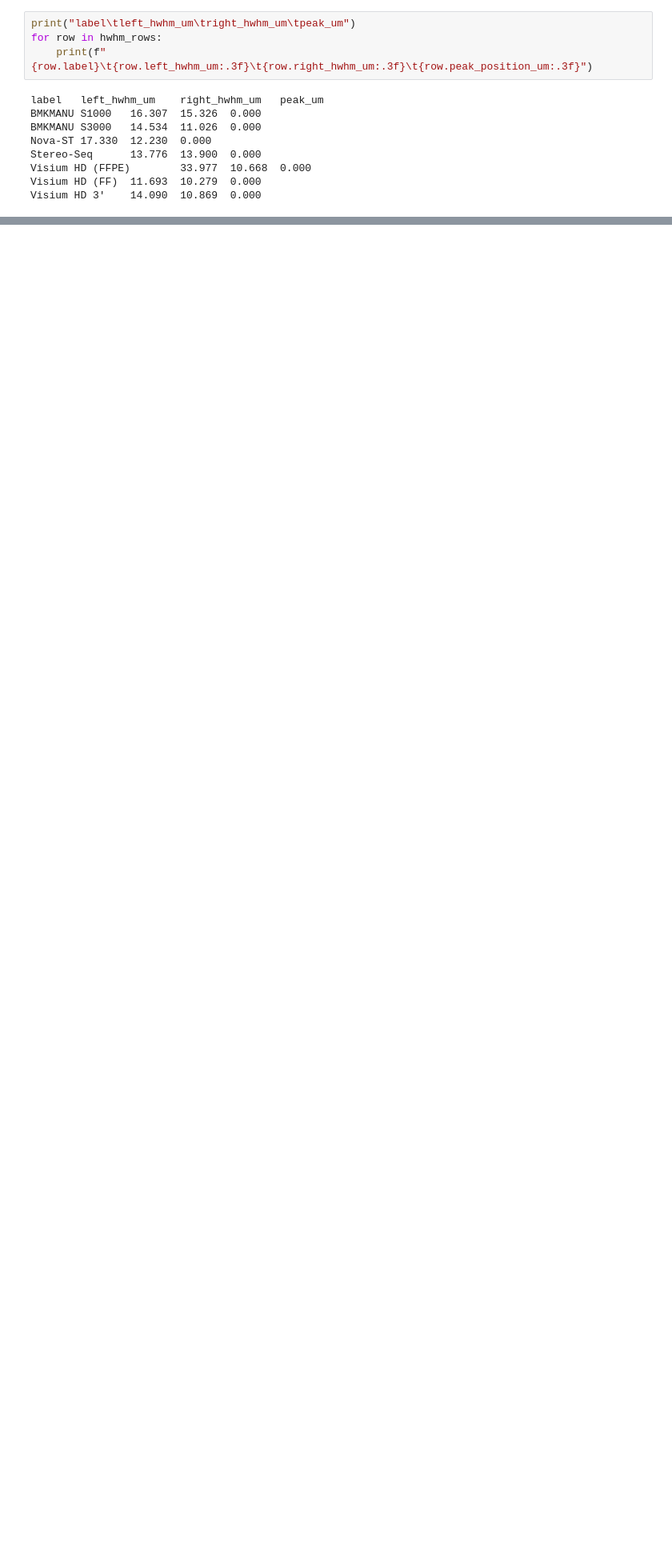
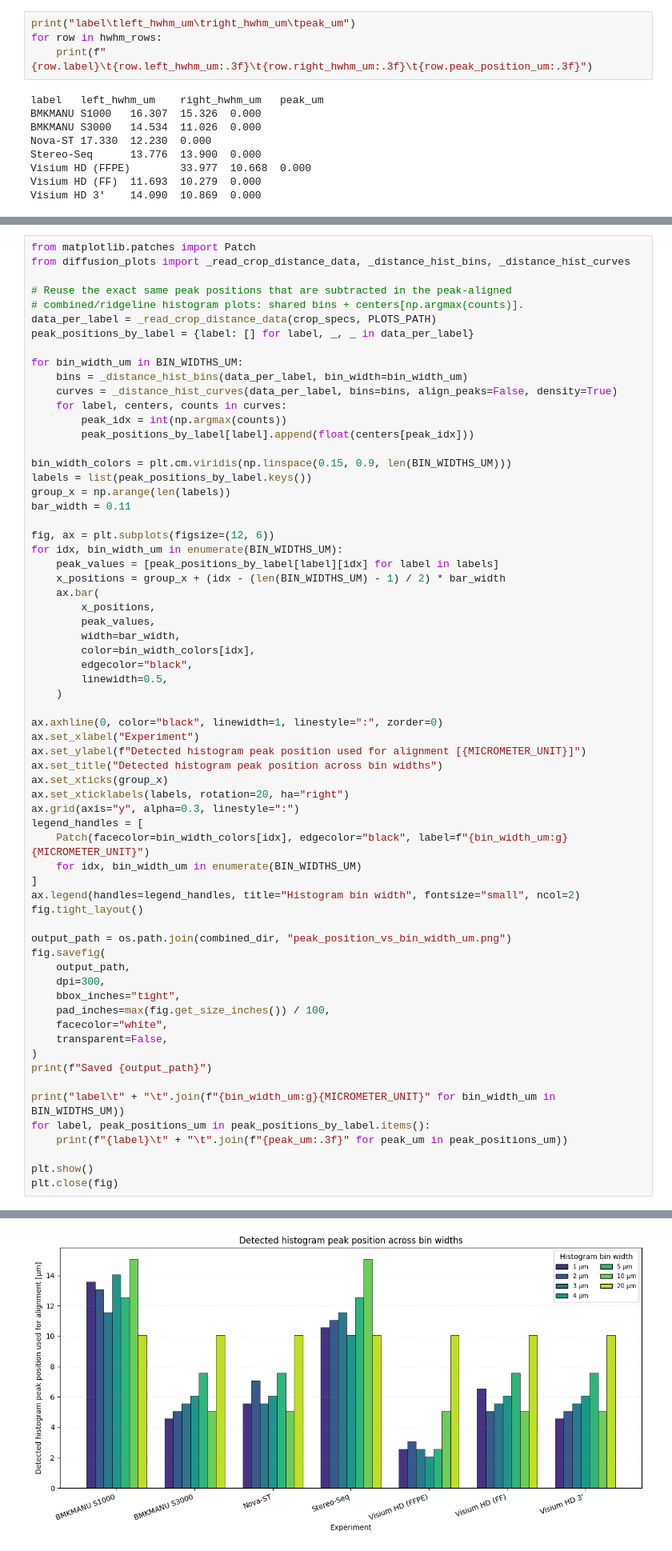
Before and after one commit to vibspatial/seq-spatial-transcriptomics-benchmark, a Jupyter notebook: diffusion/diffusion_brain_ptgds.ipynb, the cells around one changed output, grey strips where cells are left out. Shown at 80% size. Drawn from its saved outputs; the diff is of its cells as text; blank space fills up the shorter version.

Commit message:
Add plot comparing peak position vs bin width.

```diff
--- a/diffusion/diffusion_brain_ptgds.ipynb
+++ b/diffusion/diffusion_brain_ptgds.ipynb
@@ -627,0 +637,66 @@ Visium HD 3'    14.090  10.869  0.000
+# %%
+from matplotlib.patches import Patch
+from diffusion_plots import _read_crop_distance_data, _distance_hist_bins, _distance_hist_curves
+
+# Reuse the exact same peak positions that are subtracted in the peak-aligned
+# combined/ridgeline histogram plots: shared bins + centers[np.argmax(counts)].
+data_per_label = _read_crop_distance_data(crop_specs, PLOTS_PATH)
+peak_positions_by_label = {label: [] for label, _, _ in data_per_label}
+
+for bin_width_um in BIN_WIDTHS_UM:
+    bins = _distance_hist_bins(data_per_label, bin_width=bin_width_um)
+    curves = _distance_hist_curves(data_per_label, bins=bins, align_peaks=False, density=True)
+    for label, centers, counts in curves:
+        peak_idx = int(np.argmax(counts))
+        peak_positions_by_label[label].append(float(centers[peak_idx]))
+
+bin_width_colors = plt.cm.viridis(np.linspace(0.15, 0.9, len(BIN_WIDTHS_UM)))
+labels = list(peak_positions_by_label.keys())
+group_x = np.arange(len(labels))
+bar_width = 0.11
+
+fig, ax = plt.subplots(figsize=(12, 6))
+for idx, bin_width_um in enumerate(BIN_WIDTHS_UM):
+    peak_values = [peak_positions_by_label[label][idx] for label in labels]
+    x_positions = group_x + (idx - (len(BIN_WIDTHS_UM) - 1) / 2) * bar_width
+    ax.bar(
+        x_positions,
+        peak_values,
+        width=bar_width,
+        color=bin_width_colors[idx],
+        edgecolor="black",
+        linewidth=0.5,
+    )
+
+ax.axhline(0, color="black", linewidth=1, linestyle=":", zorder=0)
+ax.set_xlabel("Experiment")
+ax.set_ylabel(f"Detected histogram peak position used for alignment [{MICROMETER_UNIT}]")
+ax.set_title("Detected histogram peak position across bin widths")
+ax.set_xticks(group_x)
+ax.set_xticklabels(labels, rotation=20, ha="right")
+ax.grid(axis="y", alpha=0.3, linestyle=":")
+legend_handles = [
+    Patch(facecolor=bin_width_colors[idx], edgecolor="black", label=f"{bin_width_um:g} {MICROMETER_UNIT}")
+    for idx, bin_width_um in enumerate(BIN_WIDTHS_UM)
+]
+ax.legend(handles=legend_handles, title="Histogram bin width", fontsize="small", ncol=2)
+fig.tight_layout()
+
+output_path = os.path.join(combined_dir, "peak_position_vs_bin_width_um.png")
+fig.savefig(
+    output_path,
+    dpi=300,
+    bbox_inches="tight",
+    pad_inches=max(fig.get_size_inches()) / 100,
+    facecolor="white",
+    transparent=False,
+)
+print(f"Saved {output_path}")
+
+print("label\t" + "\t".join(f"{bin_width_um:g}{MICROMETER_UNIT}" for bin_width_um in BIN_WIDTHS_UM))
+for label, peak_positions_um in peak_positions_by_label.items():
+    print(f"{label}\t" + "\t".join(f"{peak_um:.3f}" for peak_um in peak_positions_um))
+
+plt.show()
+plt.close(fig)
+# %% [output]
@@ -627,0 +712 @@ Visium HD 3'    14.090  10.869  0.000
+[figure, added]
```
Also changed, not shown: parts of 4 cells of this notebook.
